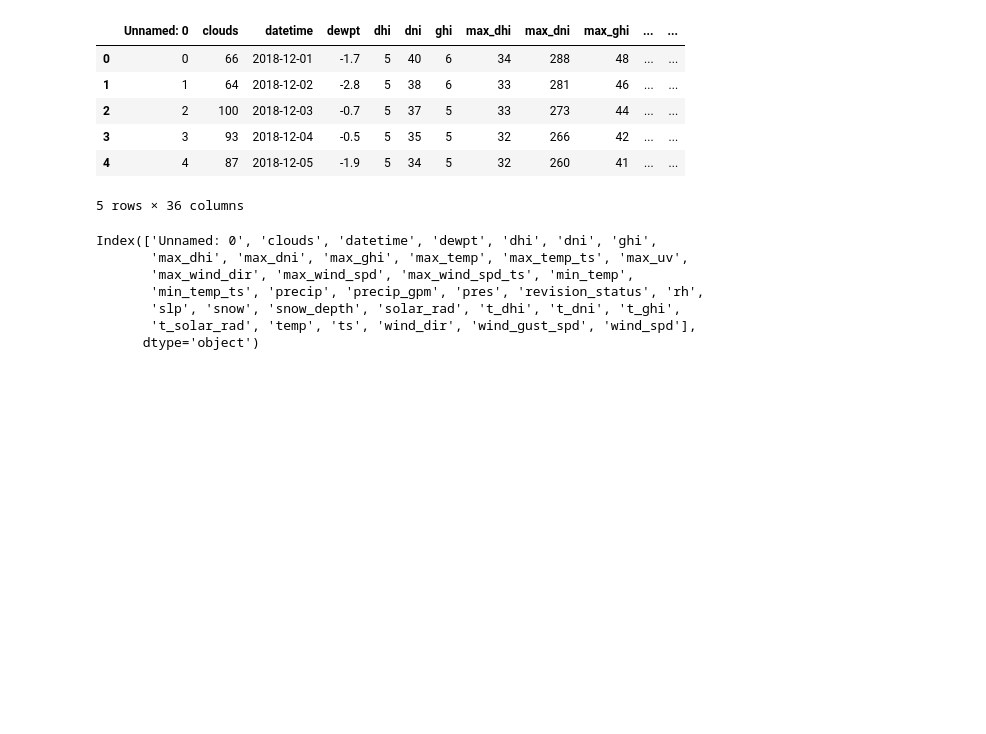
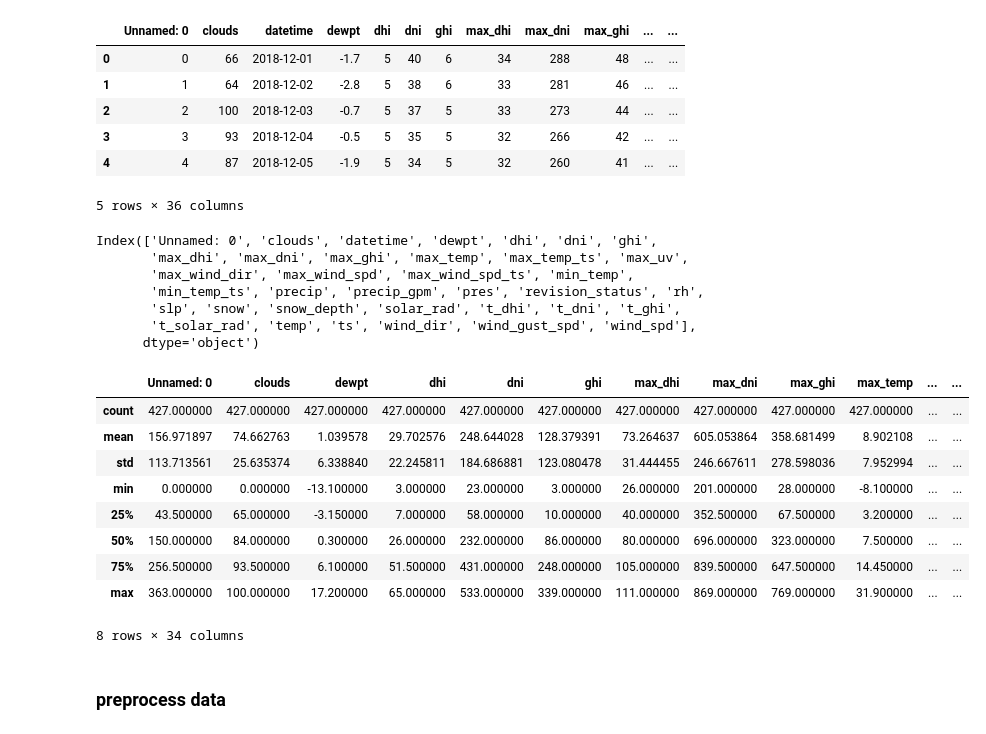
Before and after one commit to paperscissoroxie/evcharging, a Jupyter notebook: weatheronevcharging.ipynb, the cells around one changed output. Drawn from its saved outputs; the diff is of its cells as text; code cells hidden in the pictures; blank space fills up the shorter version.

Commit message:
began preprocessing weather dataset

```diff
--- a/weatheronevcharging.ipynb
+++ b/weatheronevcharging.ipynb
@@ -754,3 +787,18 @@ Index(['Unnamed: 0', 'clouds', 'datetime', 'dewpt', 'dhi', 'dni', 'ghi',
        'slp', 'snow', 'snow_depth', 'solar_rad', 't_dhi', 't_dni', 't_ghi',
        't_solar_rad', 'temp', 'ts', 'wind_dir', 'wind_gust_spd', 'wind_spd'],
       dtype='object')
+# %%
+df7.describe()
+# %% [output]
+|  | Unnamed: 0 | clouds | dewpt | dhi | dni | ghi | max_dhi | max_dni | max_ghi | max_temp | ... | ... |
+| count | 427.000000 | 427.000000 | 427.000000 | 427.000000 | 427.000000 | 427.000000 | 427.000000 | 427.000000 | 427.000000 | 427.000000 | ... | ... |
+| mean | 156.971897 | 74.662763 | 1.039578 | 29.702576 | 248.644028 | 128.379391 | 73.264637 | 605.053864 | 358.681499 | 8.902108 | ... | ... |
+| std | 113.713561 | 25.635374 | 6.338840 | 22.245811 | 184.686881 | 123.080478 | 31.444455 | 246.667611 | 278.598036 | 7.952994 | ... | ... |
+| min | 0.000000 | 0.000000 | -13.100000 | 3.000000 | 23.000000 | 3.000000 | 26.000000 | 201.000000 | 28.000000 | -8.100000 | ... | ... |
+| 25% | 43.500000 | 65.000000 | -3.150000 | 7.000000 | 58.000000 | 10.000000 | 40.000000 | 352.500000 | 67.500000 | 3.200000 | ... | ... |
+| 50% | 150.000000 | 84.000000 | 0.300000 | 26.000000 | 232.000000 | 86.000000 | 80.000000 | 696.000000 | 323.000000 | 7.500000 | ... | ... |
+| 75% | 256.500000 | 93.500000 | 6.100000 | 51.500000 | 431.000000 | 248.000000 | 105.000000 | 839.500000 | 647.500000 | 14.450000 | ... | ... |
+| max | 363.000000 | 100.000000 | 17.200000 | 65.000000 | 533.000000 | 339.000000 | 111.000000 | 869.000000 | 769.000000 | 31.900000 | ... | ... |
+8 rows × 34 columns
+# %% [markdown]
+### preprocess data
```
Also changed, not shown: parts of 32 cells of this notebook.
